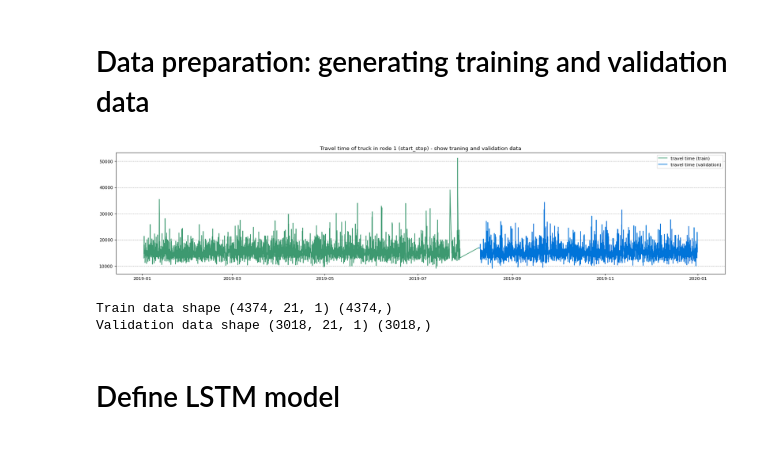
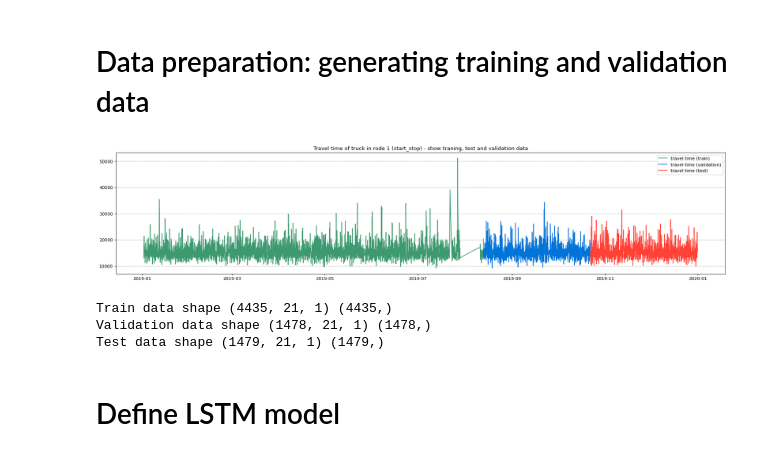
Before and after one commit to Travel-Time-Prediction/explore-gps-log-data, a Jupyter notebook: models/lstm/train.ipynb, the cells around one changed output. Cells and saved outputs as stored; diff of their text form; code cells hidden in the pictures.

```diff
--- a/models/lstm/train.ipynb
+++ b/models/lstm/train.ipynb
@@ -101,18 +104,23 @@ normalize_data_travel_time = scaler.fit_transform(data_travel_time)
 # %% [markdown]
 # Data preparation: generating training and validation data
 # %%
-split_index, data_x_train, data_y_train, data_x_val, data_y_val, data_x_unseen = prepare_data(normalize_data_travel_time, data_date, num_data_points, scaler, cfg, True)
+# split_index, data_x_train, data_y_train, data_x_val, data_y_val, data_x_unseen = prepare_data(normalize_data_travel_time, data_date, num_data_points, scaler, cfg, True)
-# %% [output]
-[figure, removed]
+# %%
+data_x_train, data_x_val, data_x_test, data_y_train, data_y_val, data_y_test, split_train_index, split_val_index = generate_data(normalize_data_travel_time, data_date, num_data_points, scaler, cfg, True)
+# %% [output]
+[figure, added]
 # %%
 dataset_train = TravelTimeDataset(data_x_train, data_y_train)
 dataset_val = TravelTimeDataset(data_x_val, data_y_val)
+dataset_test = TravelTimeDataset(data_x_test, data_y_test)
 
 print("Train data shape", dataset_train.x.shape, dataset_train.y.shape)
 print("Validation data shape", dataset_val.x.shape, dataset_val.y.shape)
+print("Test data shape", dataset_test.x.shape, dataset_test.y.shape)
 # %% [output]
-Train data shape (4374, 21, 1) (4374,)
-Validation data shape (3018, 21, 1) (3018,)
+Train data shape (4435, 21, 1) (4435,)
+Validation data shape (1478, 21, 1) (1478,)
+Test data shape (1479, 21, 1) (1479,)
 # %% [markdown]
 # Define LSTM model
 # %%
```
Also changed, not shown: parts of 7 cells of this notebook, 3 other files.
